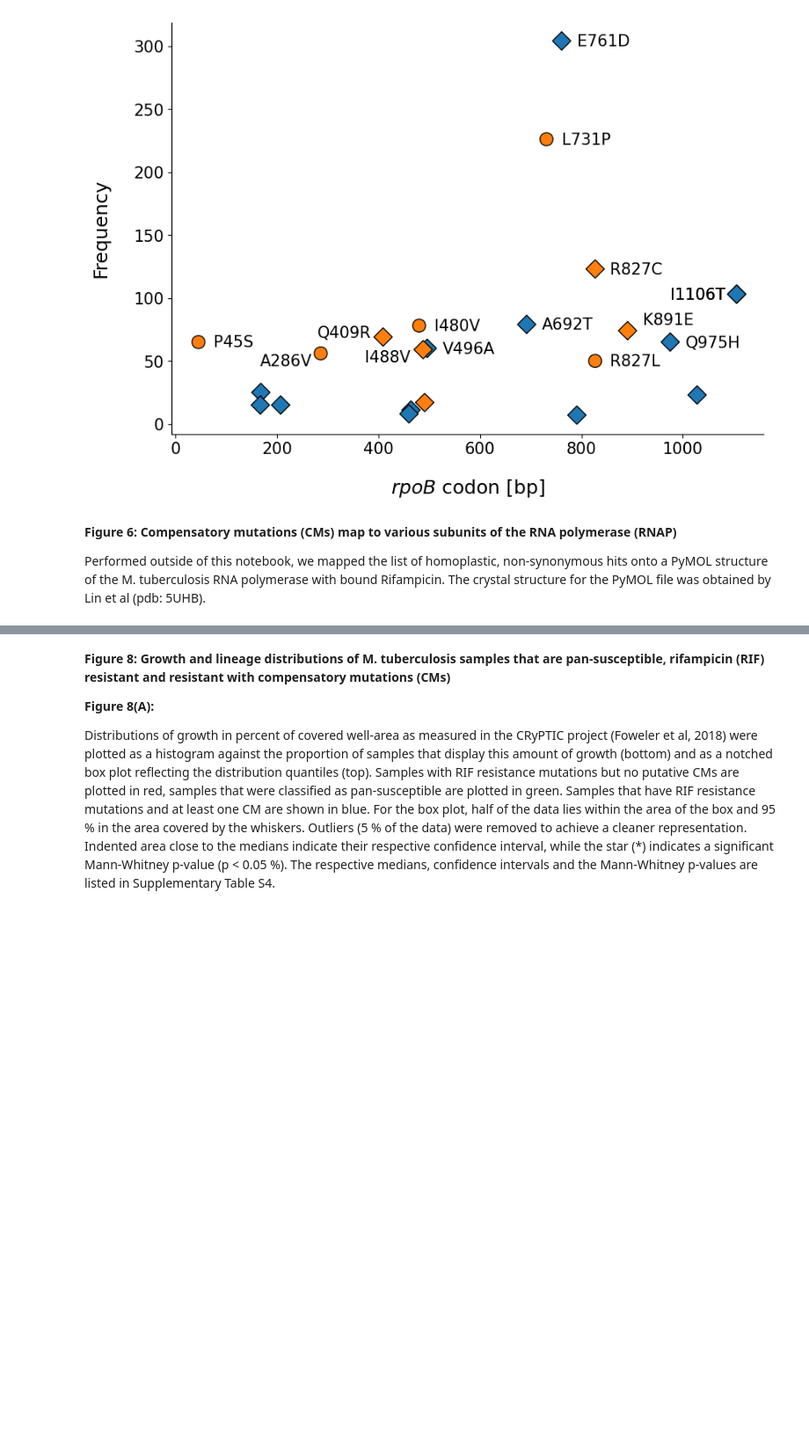
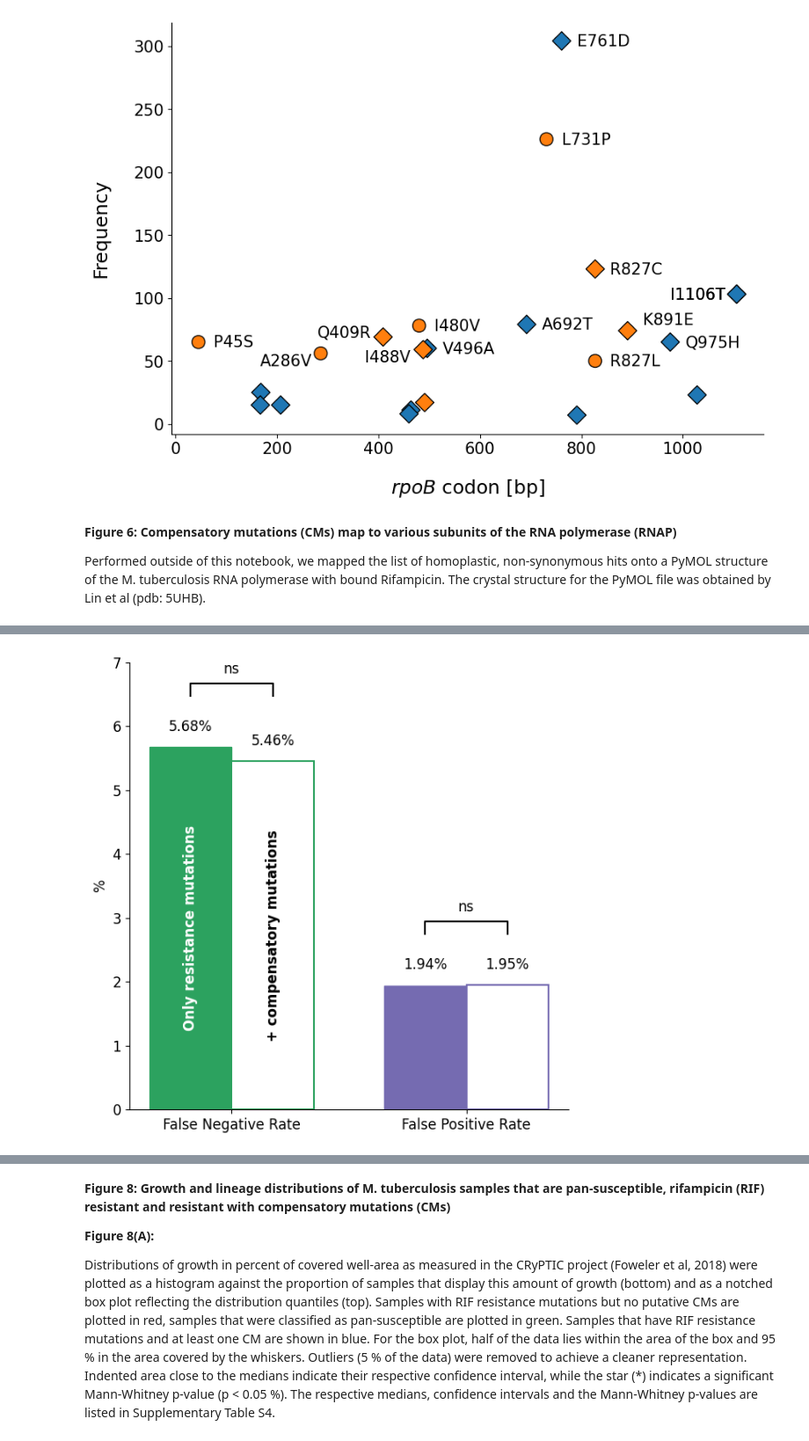
Before and after one commit to viktoria023/thesis, a Jupyter notebook: tb-rnap-compensation/Recreate_figures_paper.ipynb, the cells around one changed output, grey strips where cells are left out. Shown at 88% size. Cells and saved outputs as stored; diff of their text form; code cells hidden in the pictures; blank space fills up the shorter version.

```diff
--- a/tb-rnap-compensation/Recreate_figures_paper.ipynb
+++ b/tb-rnap-compensation/Recreate_figures_paper.ipynb
@@ -1053,0 +869,96 @@ Fisher's exact test:
+# %%
+# Only resistance mutations
+TP_noCM, FN_noCM = 9819, 591
+TN_noCM, FP_noCM = 24640, 488
+
+# With compensatory mutations
+TP_CM, FN_CM = 9842, 568
+TN_CM, FP_CM = 24638, 490
+
+FNR_noCM = FN_noCM / (FN_noCM + TP_noCM)   # ≈ 5.68%
+FPR_noCM = FP_noCM / (FP_noCM + TN_noCM)   # ≈ 1.94%
+
+FNR_CM = FN_CM / (FN_CM + TP_CM)           # ≈ 5.46%
+FPR_CM = FP_CM / (FP_CM + TN_CM)           # ≈ 1.95%
+
+
+x = numpy.arange(2)  # 0 = FNR, 1 = FPR
+bar_width = 0.35
+
+fig, ax = plt.subplots(figsize=(6, 6))
+
+# Colors
+teal = '#2ca25f'  # FNR
+purple = '#756bb1'  # FPR
+
+# Values
+filled_values = [FNR_noCM, FPR_noCM]     # Only resistance
+hollow_values = [FNR_CM, FPR_CM]         # With compensatory
+
+# Labels
+labels_filled = ['Only resistance mutations', '']
+labels_hollow = ['+ compensatory mutations', '']
+
+bars_filled = ax.bar(x - bar_width/2, filled_values, width=bar_width,
+                     color=[teal, purple], edgecolor=[teal, purple])
+
+bars_hollow = ax.bar(x + bar_width/2, hollow_values, width=bar_width,
+                     color='white', edgecolor=[teal, purple], linewidth=1.5)
+
+# Add % labels on top
+for bar, val in zip(list(bars_filled) + list(bars_hollow), filled_values + hollow_values):
+    ax.text(bar.get_x() + bar.get_width()/2, val + 0.002,
+            f'{val * 100:.2f}%', ha='center', va='bottom', fontsize=12)
+
+# Labels inside FNR bars
+for i in range(2):  # 0 = FNR, 1 = FPR
+    if labels_filled[i]:
+        bar = bars_filled[i]
+        ax.text(bar.get_x() + bar.get_width()/2, bar.get_height()/2,
+                labels_filled[i], ha='center', va='center', rotation=90,
+                fontsize=12, color='white', fontweight='bold')
+    if labels_hollow[i]:
+        bar = bars_hollow[i]
+        ax.text(bar.get_x() + bar.get_width()/2, bar.get_height()/2,
+                labels_hollow[i], ha='center', va='center', rotation=90,
+                fontsize=12, color='black', fontweight='bold')
+
+ax.set_xticks(x)
+ax.set_xticklabels(['False Negative Rate', 'False Positive Rate'], fontsize=12)
+ax.set_ylim(0, 0.07)  # keep it tight
+ax.set_ylabel('%', fontsize=12)
+
+yticks = ax.get_yticks()
+ax.set_yticklabels([f'{int(t * 100)}' for t in yticks], fontsize=14)
+
+ax.spines[['right', 'top']].set_visible(False)
+ax.tick_params(axis='both', labelsize=12)
+
+def add_star(ax, xpos1, xpos2, height, text='ns'):
+    y = height + 0.01
+    ax.plot([xpos1, xpos1, xpos2, xpos2], [height+0.008, y, y, height+0.008], lw=1.5, color='black')
+    ax.text((xpos1 + xpos2)/2, y + 0.001, text, ha='center', va='bottom', fontsize=12)
+
+# FNR
+add_star(ax, x[0] - bar_width/2, x[0] + bar_width/2, max(FNR_noCM, FNR_CM))
+
+# FPR
+add_star(ax, x[1] - bar_width/2, x[1] + bar_width/2, max(FPR_noCM, FPR_CM))
+
+# For FNR: [TP, FN]
+table_fnr = [[TP_noCM, FN_noCM], [TP_CM, FN_CM]]
+
+# For FPR: [TN, FP]
+table_fpr = [[TN_noCM, FP_noCM], [TN_CM, FP_CM]]
+
+_, p_fnr = fisher_exact(table_fnr)
+_, p_fpr = fisher_exact(table_fpr)
+
+print("\nFisher’s Exact Test:")
+print(f"  FNR p-value: {p_fnr}")
+print(f"  FPR p-value: {p_fpr}")
+
+plt.tight_layout()
+# plt.savefig('fnr_fpr_noCM_vs_CM.svg', format='svg', dpi=1200)
+plt.show()
+# %% [output]
@@ -1053,0 +968 @@ Fisher's exact test:
+[figure, added]
```
Also changed, not shown: parts of 11 cells of this notebook.
